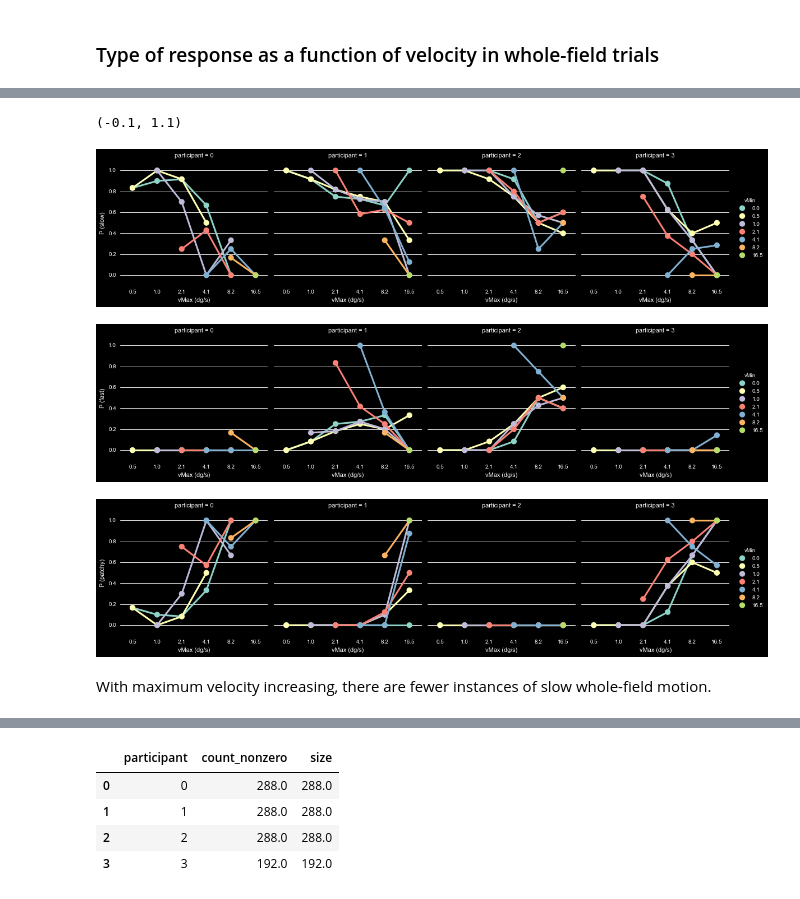
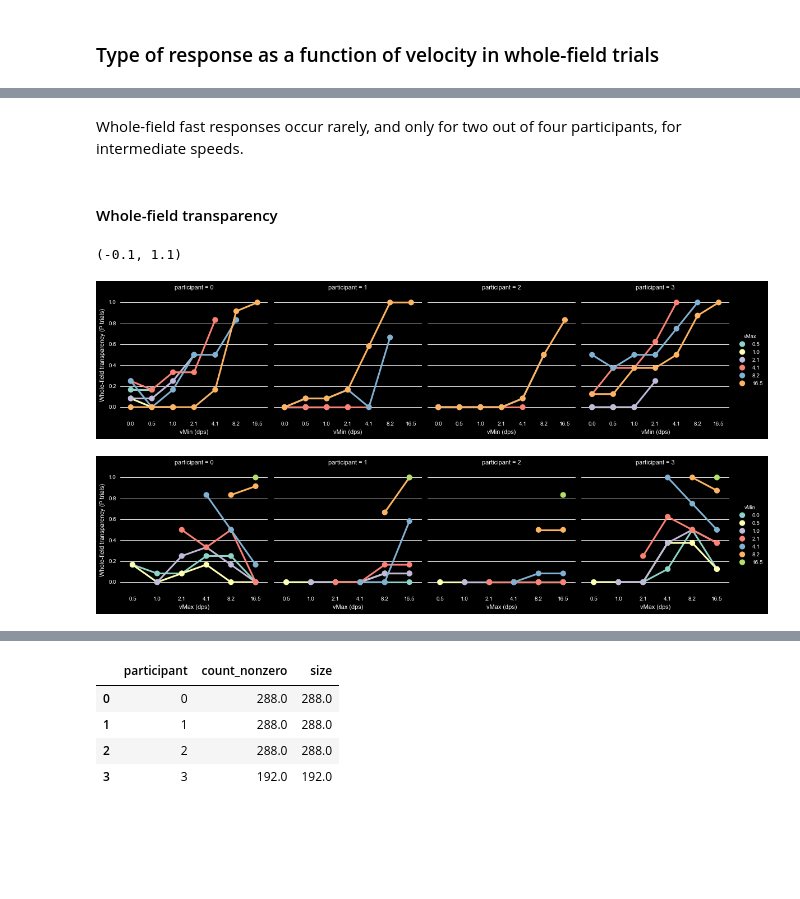
Before and after one commit to egorananyev/mc, a Jupyter notebook: analysis/mcvct.ipynb, the cells around one changed output, grey strips where cells are left out. Saved outputs shown, nothing was run; the diff lists cells and outputs as text; code cells hidden in the pictures; blank space fills up the shorter version.

```diff
--- a/analysis/mcvct.ipynb
+++ b/analysis/mcvct.ipynb
@@ -129,12 +54,11 @@ Looking at the instances of when the ring occurred vs. when it didn't (proportio
 # %%
-# Rewring the ring size column so that the minimum size is equated to zero:
-ds.ix[ds['ringSz']==25.8,'ringSz'] = 0
+# Measuring velocities in dps:
+ds.vR = np.round(ds.vR*60/35,1)
+ds.vL = np.round(ds.vL*60/35,1)
 # Creating columns for the slower and faster of the two speeds:
 ds['vMin'] = np.amin([ds['vL'], ds['vR']], axis=0)
 ds['vMax'] = np.amax([ds['vL'], ds['vR']], axis=0)
-
-ds['ringSzDeg'] = np.round(ds.ringSz/35,1)
-ds.ix[ds['ringSz']==0,'ringSzDeg'] = 7.4
+# Slow, fast, and velocity difference columns:
 ds['slow'] = 0
 ds.ix[(ds.nf180==1) & (ds.vL==ds.vMin),'slow'] = 1
 ds.ix[(ds.nf000==1) & (ds.vR==ds.vMin),'slow'] = 1
@@ -143,5 +67,3 @@ ds['fast'] = 0
 ds.ix[(ds.nf180==1) & (ds.vL==ds.vMax),'fast'] = 1
 ds.ix[(ds.nf000==1) & (ds.vR==ds.vMax),'fast'] = 1
 ds['vDiff'] = np.round(ds.vMax-ds.vMin,0)
-ssRing = ds[ds.ring==1]
-ssNoRing = ds[ds.ring==0]
@@ -150,9 +106,11 @@ ssNoRing = ds[ds.ring==0]
 # %%
-ds['ring'] = 0
-ds.ix[ds.ringSz!=0,'ring'] = 1
-g = sns.factorplot(x='vMax', y='ring', hue='vMin', col='participant', data=ds,
+g = sns.factorplot(x='vMin', y='slowCenter', hue='vMax', col='participant', data=ds,
                col_wrap=4, size=3.5, ci=None)
-g.set_axis_labels('vMax (dg/s)','P (center-surround)')
+g.set_axis_labels('vMin (dps)','Slow center (P trials)')
 plt.ylim(-0.1,1.1)
+g = sns.factorplot(x='vMax', y='slowCenter', hue='vMin', col='participant', data=ds,
+               col_wrap=4, size=3.5, ci=None)
+g.set_axis_labels('vMax (dps)','Slow center (P trials)')
+plt.ylim(-0.1,1.1)
 # %% [output]
 (-0.1, 1.1)
@@ -243,20 +216,17 @@ For two participants, faster minimum speed is associated with fewer slow center
+# %% [markdown]
+Whole-field fast responses occur rarely, and only for two out of four participants, for intermediate speeds.
+# %% [markdown]
+#### Whole-field transparency
 # %%
-g = sns.factorplot(x='vMax', y='slow', hue='vMin', col='participant', col_wrap=4,
-                   data=ssNoRing, ci=None, dodge=.0)
-g.set_axis_labels('vMax (dg/s)','P (slow)')
-plt.ylim(-0.1,1.1)
-g = sns.factorplot(x='vMax', y='fast', hue='vMin', col='participant', col_wrap=4,
-                   data=ssNoRing, ci=None, dodge=.0)
-g.set_axis_labels('vMax (dg/s)','P (fast)')
+g = sns.factorplot(x='vMin', y='nf090', hue='vMax', col='participant', col_wrap=4,
+                   data=ds, ci=None, dodge=.0)
+g.set_axis_labels('vMin (dps)','Whole-field transparency (P trials)')
 plt.ylim(-0.1,1.1)
 g = sns.factorplot(x='vMax', y='nf090', hue='vMin', col='participant', col_wrap=4,
-                   data=ssNoRing, ci=None, dodge=.0)
-g.set_axis_labels('vMax (dg/s)','P (patchy)')
+                   data=ds, ci=None, dodge=.0)
+g.set_axis_labels('vMax (dps)','Whole-field transparency (P trials)')
 plt.ylim(-0.1,1.1)
 # %% [output]
 (-0.1, 1.1)
-[figure, old version]
+[figure, new version]
-[figure, old version]
+[figure, new version]
-[figure, removed]
-# %% [markdown]
-With maximum velocity increasing, there are fewer instances of slow whole-field motion.
```
Also changed, not shown: parts of 37 cells of this notebook, 2 other files.
